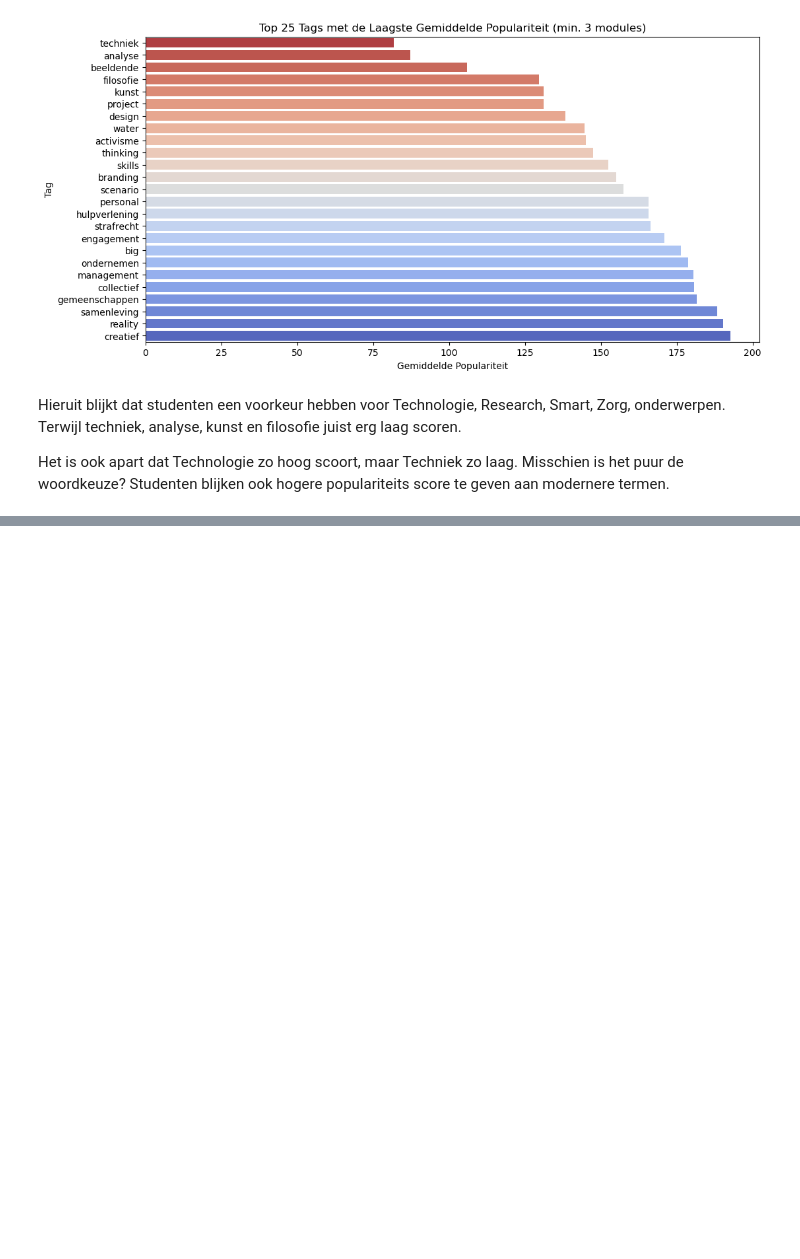
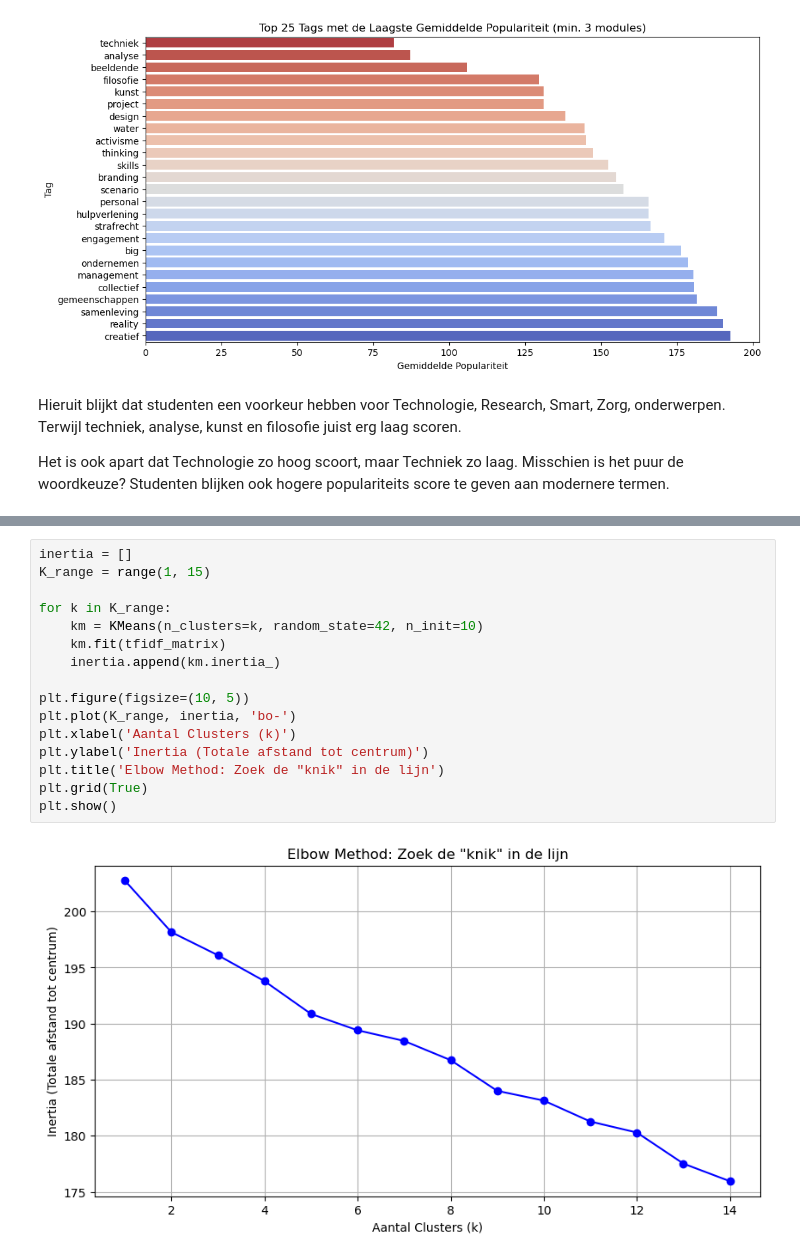
Before and after one commit to Yazan26/VKM_Datascience, a Jupyter notebook: VKM/opschonen/EDA/EDA.ipynb, the cells around one changed output, grey strips where cells are left out. Cells and saved outputs as stored; diff of their text form; blank space fills up the shorter version.

```diff
--- a/VKM/opschonen/EDA/EDA.ipynb
+++ b/VKM/opschonen/EDA/EDA.ipynb
@@ -224,0 +353,18 @@ Het is ook apart dat Technologie zo hoog scoort, maar Techniek zo laag. Misschie
+# %%
+inertia = []
+K_range = range(1, 15)
+
+for k in K_range:
+    km = KMeans(n_clusters=k, random_state=42, n_init=10)
+    km.fit(tfidf_matrix)
+    inertia.append(km.inertia_)
+
+plt.figure(figsize=(10, 5))
+plt.plot(K_range, inertia, 'bo-')
+plt.xlabel('Aantal Clusters (k)')
+plt.ylabel('Inertia (Totale afstand tot centrum)')
+plt.title('Elbow Method: Zoek de "knik" in de lijn')
+plt.grid(True)
+plt.show()
+# %% [output]
+[figure, added]
```
Also changed, not shown: parts of 9 cells of this notebook.
